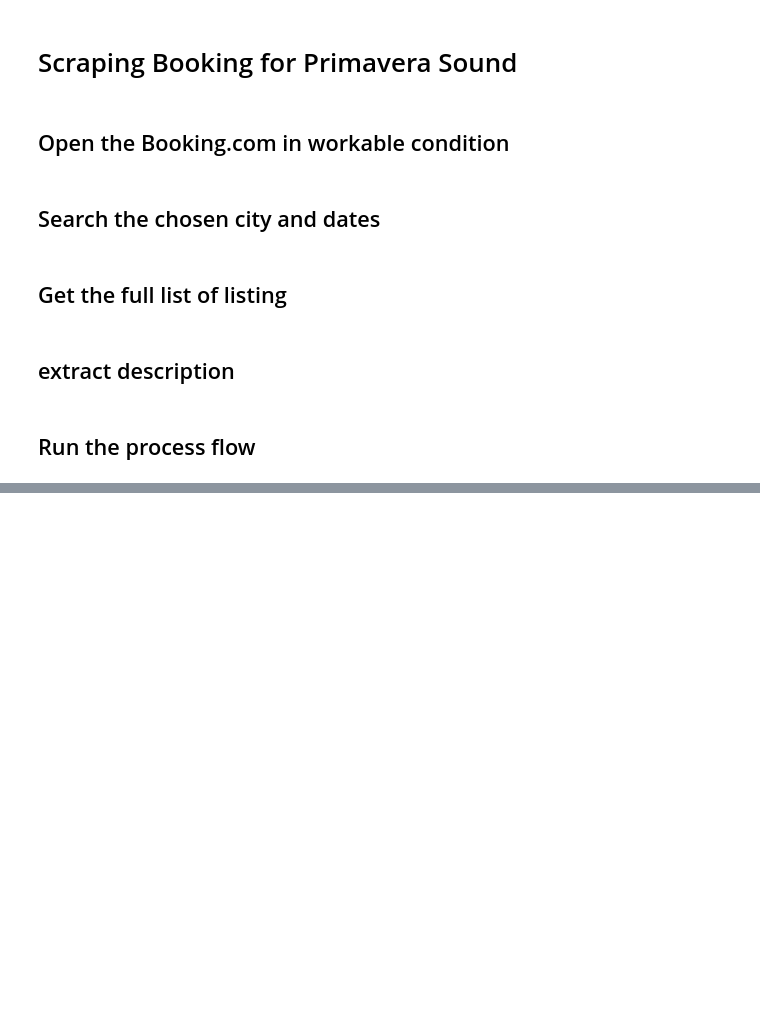
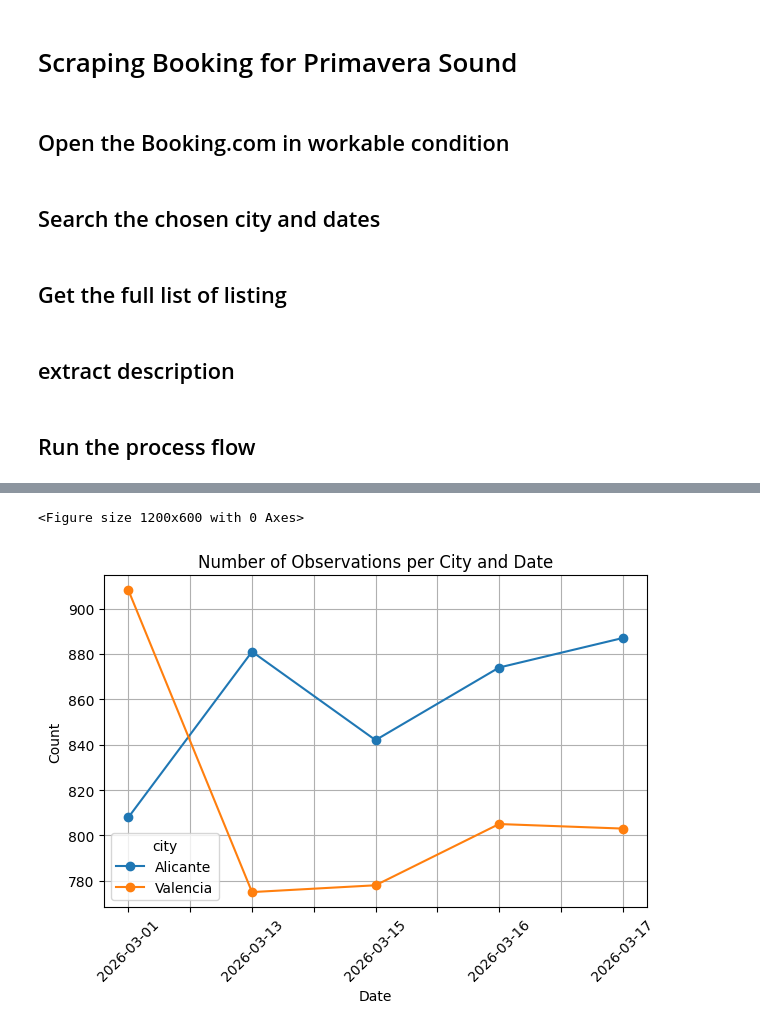
Before and after one commit to tizianschenk/BookingWebScraping_EventTimePrices, a Jupyter notebook: scraping_ts.ipynb, the cells around one changed output, grey strips where cells are left out. Saved outputs shown, nothing was run; the diff lists cells and outputs as text; code cells hidden in the pictures; blank space fills up the shorter version.

```diff
--- a/scraping_ts.ipynb
+++ b/scraping_ts.ipynb
@@ -334,0 +517,3 @@ while current_date <= end_loop_date:
+# %%
+ali = df
+df
@@ -334,0 +566,3 @@ while current_date <= end_loop_date:
+# %%
+df = df[df['date'].isin(common_dates)]
+df
@@ -334,0 +583,21 @@ while current_date <= end_loop_date:
+# %%
+# Count rows per (city, date)
+counts = df.groupby(["city", "date"]).size().reset_index(name="n")
+
+# Pivot so each city becomes its own line/column
+pivoted = counts.pivot(index="date", columns="city", values="n")
+
+# Plot
+plt.figure(figsize=(12, 6))
+pivoted.plot(kind="line", marker="o")
+
+plt.title("Number of Observations per City and Date")
+plt.xlabel("Date")
+plt.ylabel("Count")
+plt.xticks(rotation=45)
+plt.grid(True)
+plt.tight_layout()
+plt.show()
+# %% [output]
+<Figure size 1200x600 with 0 Axes>
+[figure, added]
```
Also changed, not shown: parts of 18 cells of this notebook.
